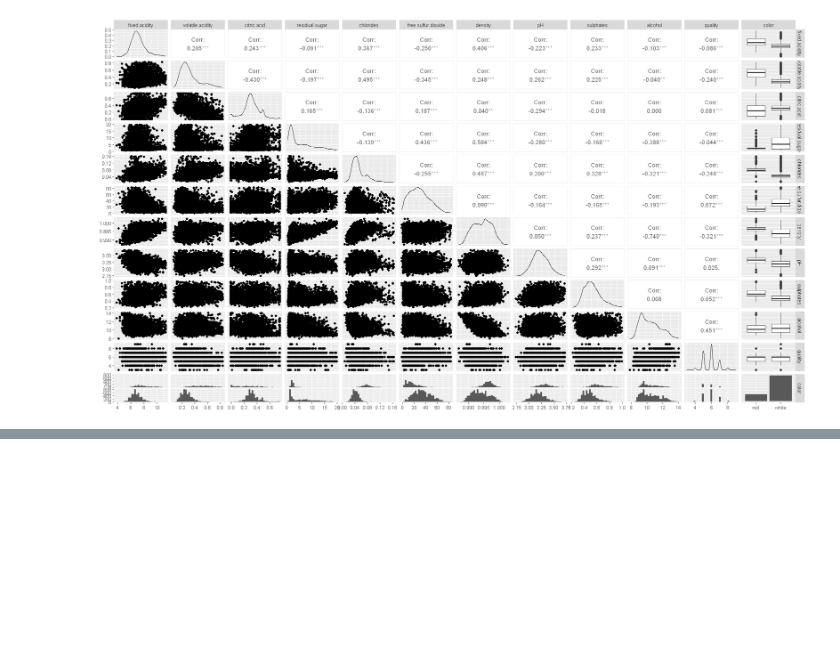
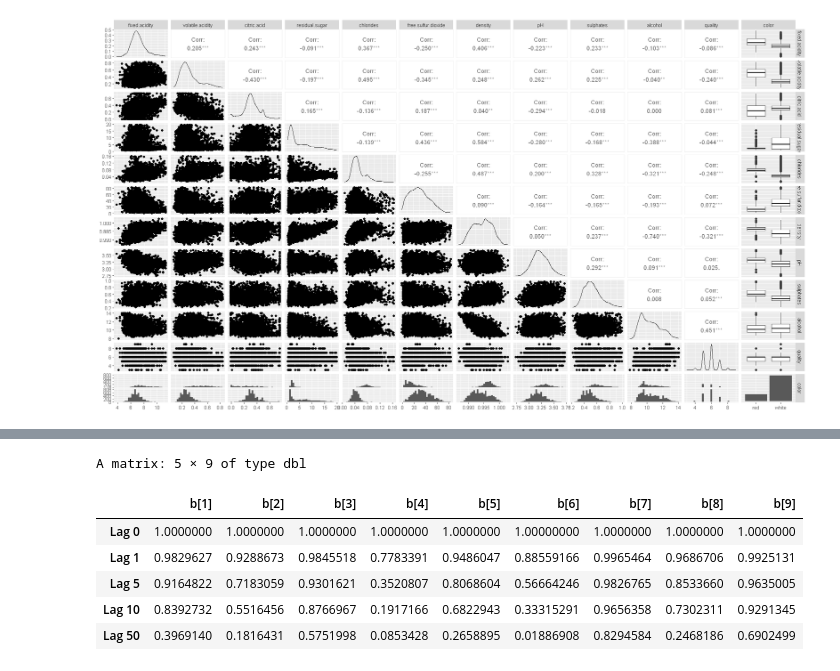
Before and after one commit to andredantas03/Wine_quality_analysis, a Jupyter notebook: analysisR.ipynb, the cells around one changed output, grey strips where cells are left out. Drawn from its saved outputs; the diff is of its cells as text; code cells hidden in the pictures; blank space fills up the shorter version.

```diff
--- a/analysisR.ipynb
+++ b/analysisR.ipynb
@@ -180,0 +269,10 @@ options(repr.plot.width=7, repr.plot.height=7)
+# %%
+autocorr.diag(mod1_csim)
+# %% [output]
+A matrix: 5 × 9 of type dbl
+|  | b[1] | b[2] | b[3] | b[4] | b[5] | b[6] | b[7] | b[8] | b[9] |
+| Lag 0 | 1.0000000 | 1.0000000 | 1.0000000 | 1.0000000 | 1.0000000 | 1.00000000 | 1.0000000 | 1.0000000 | 1.0000000 |
+| Lag 1 | 0.9829627 | 0.9288673 | 0.9845518 | 0.7783391 | 0.9486047 | 0.88559166 | 0.9965464 | 0.9686706 | 0.9925131 |
+| Lag 5 | 0.9164822 | 0.7183059 | 0.9301621 | 0.3520807 | 0.8068604 | 0.56664246 | 0.9826765 | 0.8533660 | 0.9635005 |
+| Lag 10 | 0.8392732 | 0.5516456 | 0.8766967 | 0.1917166 | 0.6822943 | 0.33315291 | 0.9656358 | 0.7302311 | 0.9291345 |
+| Lag 50 | 0.3969140 | 0.1816431 | 0.5751998 | 0.0853428 | 0.2658895 | 0.01886908 | 0.8294584 | 0.2468186 | 0.6902499 |
```
Also changed, not shown: parts of 7 cells of this notebook.
